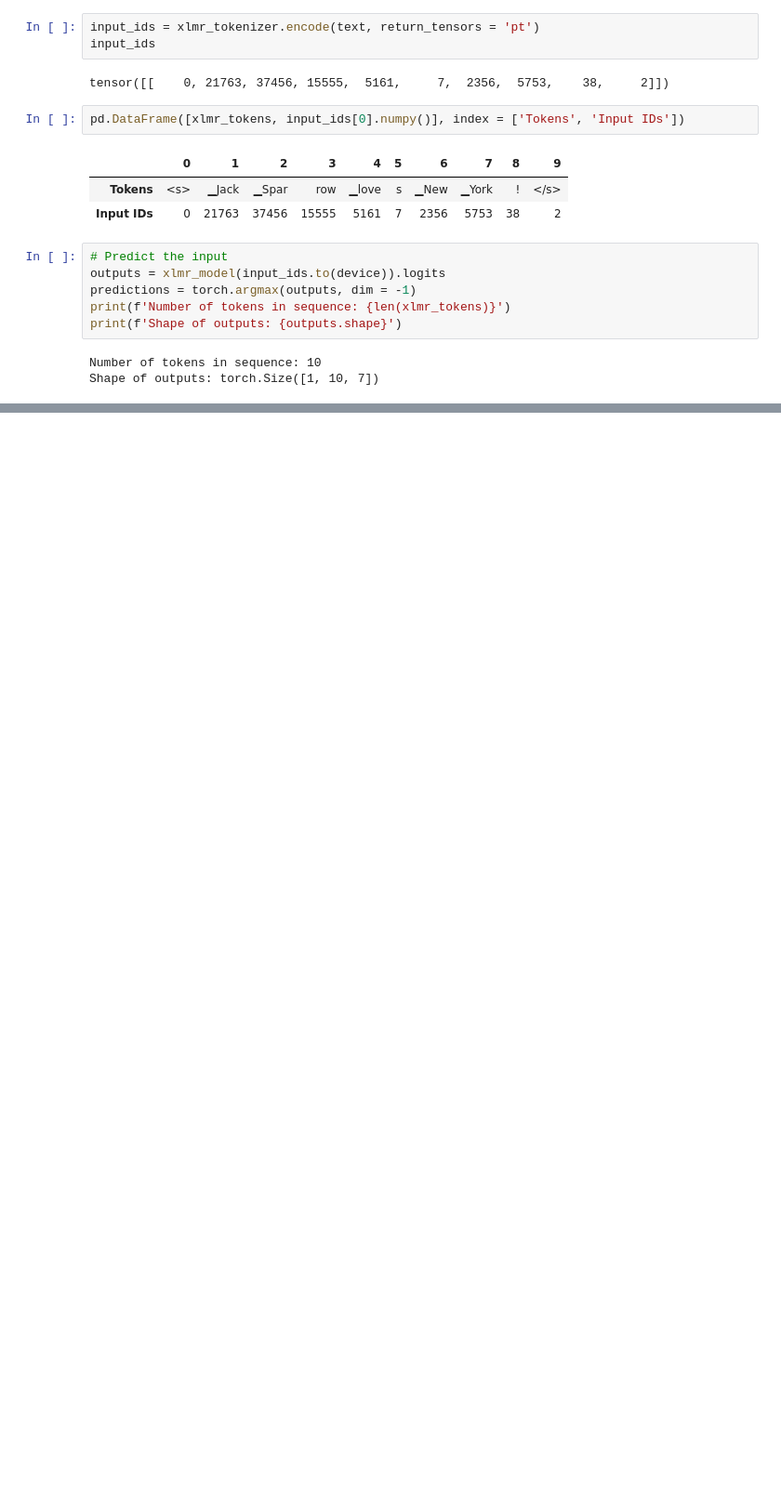
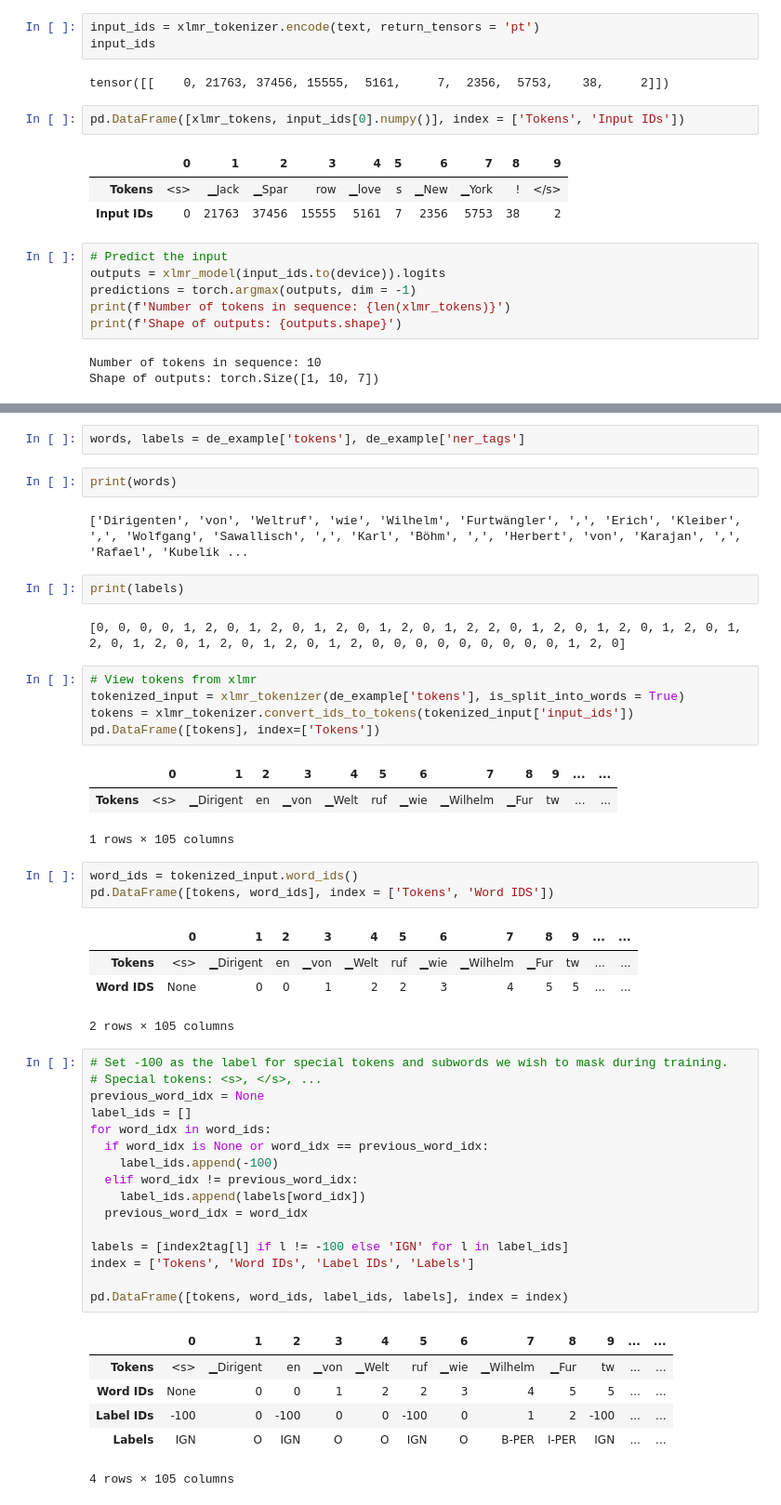
Before and after one commit to Tkag0001/Practice_NLP_with_transformer, a Jupyter notebook: Multilingual_named_entity_recognition_chapter_4.ipynb, the cells around one changed output, grey strips where cells are left out. Shown at 93% size. Drawn from its saved outputs; the diff is of its cells as text; blank space fills up the shorter version.

```diff
--- a/Multilingual_named_entity_recognition_chapter_4.ipynb
+++ b/Multilingual_named_entity_recognition_chapter_4.ipynb
@@ -388,0 +434,50 @@ pd.DataFrame([xlmr_tokens, preds], index = ['Tokens', 'Tags'])
+# %%
+words, labels = de_example['tokens'], de_example['ner_tags']
+# %%
+print(words)
+# %% [output]
+['Dirigenten', 'von', 'Weltruf', 'wie', 'Wilhelm', 'Furtwängler', ',', 'Erich', 'Kleiber', ',', 'Wolfgang', 'Sawallisch', ',', 'Karl', 'Böhm', ',', 'Herbert', 'von', 'Karajan', ',', 'Rafael', 'Kubelík ...
+# %%
+print(labels)
+# %% [output]
+[0, 0, 0, 0, 1, 2, 0, 1, 2, 0, 1, 2, 0, 1, 2, 0, 1, 2, 2, 0, 1, 2, 0, 1, 2, 0, 1, 2, 0, 1, 2, 0, 1, 2, 0, 1, 2, 0, 1, 2, 0, 1, 2, 0, 0, 0, 0, 0, 0, 0, 0, 0, 1, 2, 0]
+# %%
+# View tokens from xlmr
+tokenized_input = xlmr_tokenizer(de_example['tokens'], is_split_into_words = True)
+tokens = xlmr_tokenizer.convert_ids_to_tokens(tokenized_input['input_ids'])
+pd.DataFrame([tokens], index=['Tokens'])
+# %% [output]
+|  | 0 | 1 | 2 | 3 | 4 | 5 | 6 | 7 | 8 | 9 | ... | ... |
+| Tokens | <s> | ▁Dirigent | en | ▁von | ▁Welt | ruf | ▁wie | ▁Wilhelm | ▁Fur | tw | ... | ... |
+1 rows × 105 columns
+# %%
+word_ids = tokenized_input.word_ids()
+pd.DataFrame([tokens, word_ids], index = ['Tokens', 'Word IDS'])
+# %% [output]
+|  | 0 | 1 | 2 | 3 | 4 | 5 | 6 | 7 | 8 | 9 | ... | ... |
+| Tokens | <s> | ▁Dirigent | en | ▁von | ▁Welt | ruf | ▁wie | ▁Wilhelm | ▁Fur | tw | ... | ... |
+| Word IDS | None | 0 | 0 | 1 | 2 | 2 | 3 | 4 | 5 | 5 | ... | ... |
+2 rows × 105 columns
+# %%
+# Set -100 as the label for special tokens and subwords we wish to mask during training.
+# Special tokens: <s>, </s>, ...
+previous_word_idx = None
+label_ids = []
+for word_idx in word_ids:
+  if word_idx is None or word_idx == previous_word_idx:
+    label_ids.append(-100)
+  elif word_idx != previous_word_idx:
+    label_ids.append(labels[word_idx])
+  previous_word_idx = word_idx
+
+labels = [index2tag[l] if l != -100 else 'IGN' for l in label_ids]
+index = ['Tokens', 'Word IDs', 'Label IDs', 'Labels']
+
+pd.DataFrame([tokens, word_ids, label_ids, labels], index = index)
+# %% [output]
+|  | 0 | 1 | 2 | 3 | 4 | 5 | 6 | 7 | 8 | 9 | ... | ... |
+| Tokens | <s> | ▁Dirigent | en | ▁von | ▁Welt | ruf | ▁wie | ▁Wilhelm | ▁Fur | tw | ... | ... |
+| Word IDs | None | 0 | 0 | 1 | 2 | 2 | 3 | 4 | 5 | 5 | ... | ... |
+| Label IDs | -100 | 0 | -100 | 0 | 0 | -100 | 0 | 1 | 2 | -100 | ... | ... |
+| Labels | IGN | O | IGN | O | O | IGN | O | B-PER | I-PER | IGN | ... | ... |
+4 rows × 105 columns
```
Also changed, not shown: parts of 15 cells of this notebook.
